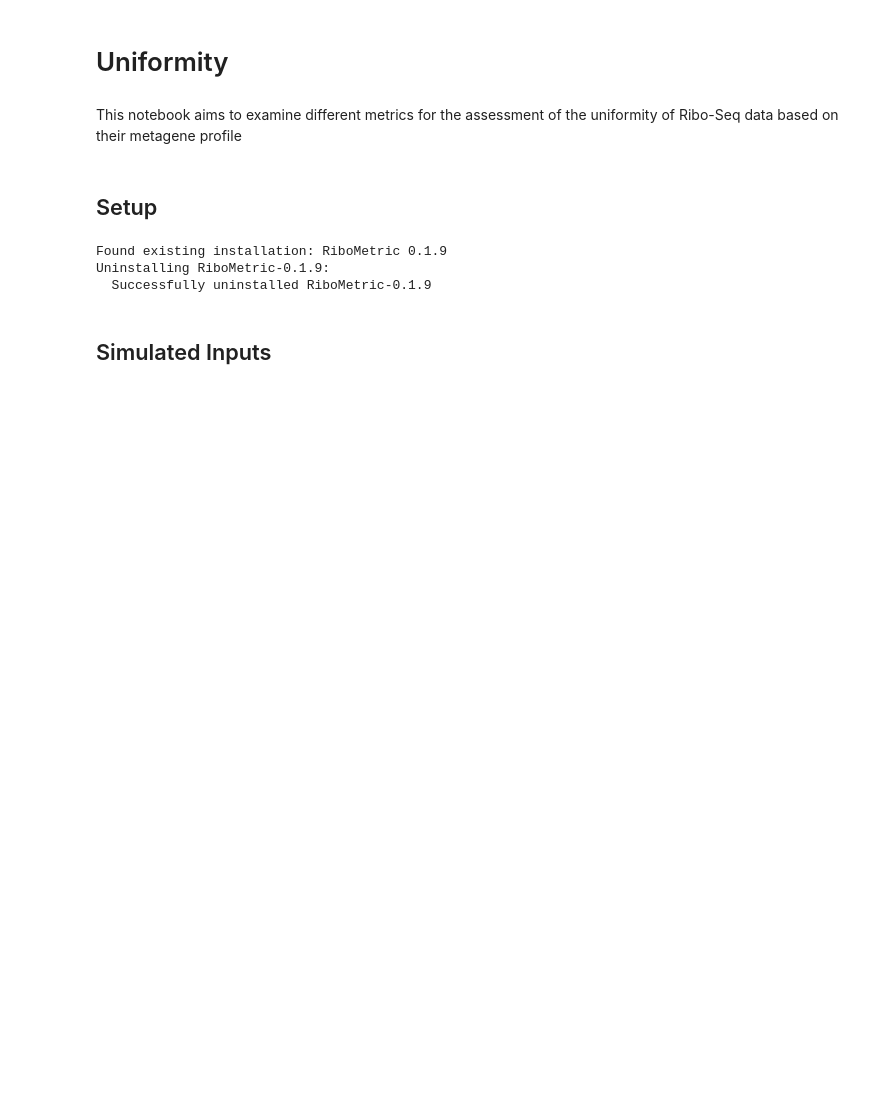
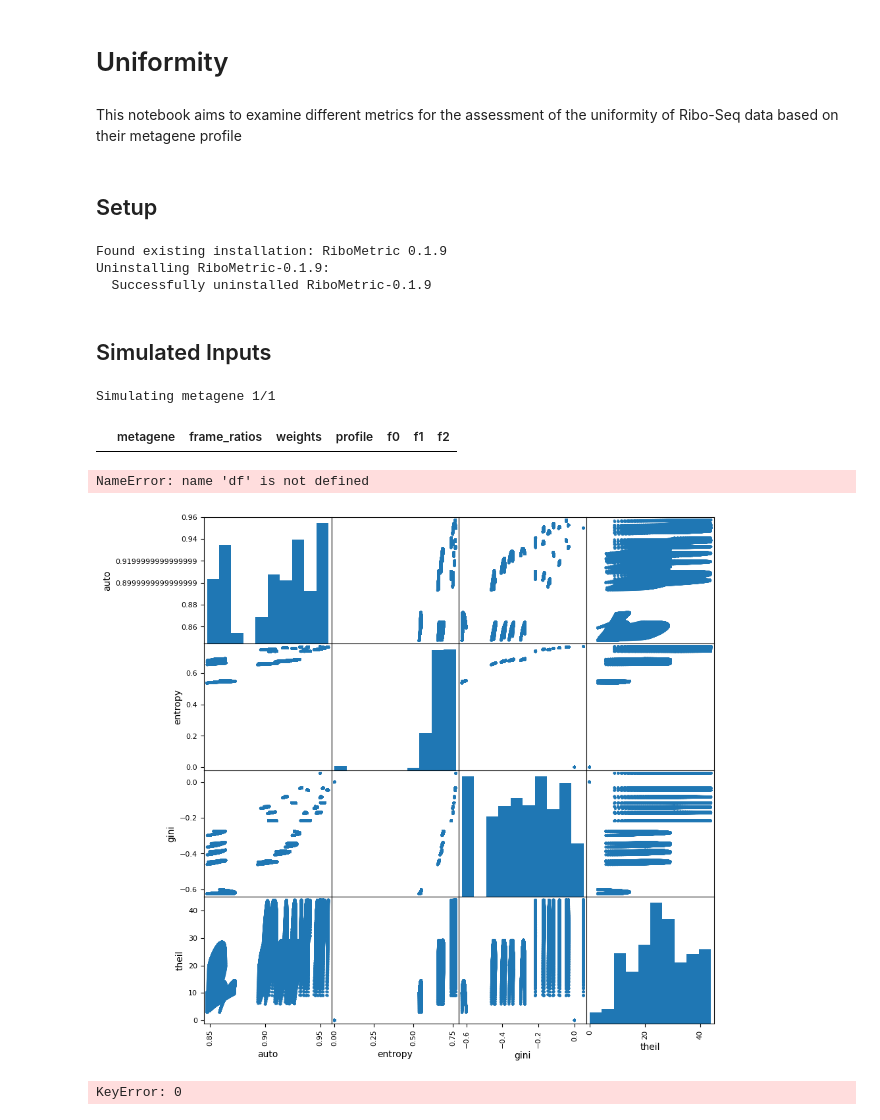
Before and after one commit to JackCurragh/Metric-Analysis, a Jupyter notebook: uniformity.ipynb, the cells around one changed output. Saved outputs shown, nothing was run; the diff lists cells and outputs as text; code cells hidden in the pictures; blank space fills up the shorter version.

```diff
--- a/uniformity.ipynb
+++ b/uniformity.ipynb
@@ -113,11 +114 @@ def generate_permuted_profile_with_bins(base_profile, num_bins=5):
     return permuted_profiles
-# %%
-start = 30
-stop = 150
-
-simulated_metagenes = {'start':{}, 'stop':{}}
-for i, frame_ratios in generate_read_frame_distribution_permutations().items():
-    metagene = generate_metagene(frame_ratios, 0, 100)
-    simulated_metagenes['start'] = {
-        i: generate_permuted_profile_with_bins(list(metagene.values()), num_bins=5)
-    }
@@ -123,0 +142,29 @@ for i, frame_ratios in generate_read_frame_distribution_permutations().items():
+# %%
+simulated_metagenes = simulate_uniformity()
+# %% [output]
+Simulating metagene 1/1
+# %%
+import plotly.express as px
+import pandas as pd
+import ast
+import yaml
+
+df = pd.read_csv('simulated_metagenes3_bins.csv', sep='\t', header=None, names=['metagene', 'frame_ratios', 'weights', 'profile'], nrows=100000000)
+
+# Convert the 'frame_ratios' column to a dictionar
+
+# Extract the values from the dictionary
+df['f0'] = df['frame_ratios'].apply(lambda x: x.split('{', 1)[1].split('}')[0].split(',')[0].split(':')[1])
+df['f1'] = df['frame_ratios'].apply(lambda x: x.split('{', 1)[1].split('}')[0].split(',')[1].split(':')[1])
+df['f2'] = df['frame_ratios'].apply(lambda x: x.split('{', 1)[1].split('}')[0].split(',')[2].split(':')[1])
+
+df['frame_ratios'] = df['frame_ratios'].apply(lambda x: eval(x))
+df['weights'] = df['weights'].apply(lambda x: eval(x))
+df['profile'] = df['profile'].apply(lambda x: eval(x))
+
+df['profile'] = df['profile'].apply(lambda x: [int(i) for i in x.split('[', 1)[1].split(']')[0].split(', ')])
+
+df.head()
+# sample 10 random profiles for plotting
+# %% [output]
+|  | metagene | frame_ratios | weights | profile | f0 | f1 | f2 |
@@ -123,0 +185,5 @@ for i, frame_ratios in generate_read_frame_distribution_permutations().items():
+# %%
+df['auto'] = df.apply(lambda x: uniformity_autocorrelation({'start': {1: {i: x['profile'][i] for i in range(len(x['profile']))}}})[1], axis=1)
+df['entropy'] = df.apply(lambda x: uniformity_entropy({'start': {1: {i: x['profile'][i] for i in range(len(x['profile']))}}})[1], axis=1)
+df['gini'] = df.apply(lambda x: uniformity_gini_index({'start': {1: {i: x['profile'][i] for i in range(len(x['profile']))}}})[1] * -1, axis=1)
+df['theil'] = df.apply(lambda x: uniformity_theil_index({'start': {1: {i: x['profile'][i] for i in range(len(x['profile']))}}})[1], axis=1)
@@ -123,0 +192,25 @@ for i, frame_ratios in generate_read_frame_distribution_permutations().items():
+# %%
+import seaborn as sns
+import matplotlib.pyplot as plt
+
+# make correlation matrix
+corr_df = df[['auto', 'entropy', 'gini', 'theil']]
+
+corr_pearson = corr_df.corr()
+corr_spearman = corr_df.corr(method='spearman')
+
+fig, ax = plt.subplots(1, 2, figsize=(10, 5))
+
+sns.heatmap(corr_pearson, annot=True, cmap='coolwarm', vmin=0.5, vmax=1, ax=ax[0])
+sns.heatmap(corr_spearman, annot=True, cmap='coolwarm', vmin=0.5, vmax=1, ax=ax[1])
+# %% [output]
+NameError: name 'df' is not defined
+# %%
+# plot scatter matrix
+import pandas as pd
+import matplotlib.pyplot as plt
+
+pd.plotting.scatter_matrix(corr_df, figsize=(10, 10))
+plt.show()
+# %% [output]
+[figure, added]
@@ -124,5 +231,7 @@ for i, frame_ratios in generate_read_frame_distribution_permutations().items():
 # %%
 # Get the positions and counts from the metagene dictionary
+metagene = simulated_metagenes['start'][0][0]
+
 positions = list(metagene.keys())
 counts = list(metagene.values())
 
@@ -134,3 +243,5 @@ fig.update_layout(xaxis_title='Position', yaxis_title='Count', title='Metagene w
 
 # Show the plot
 fig.show()
+# %% [output]
+KeyError: 0
```
Also changed, not shown: parts of 8 cells of this notebook, 7 other files.
